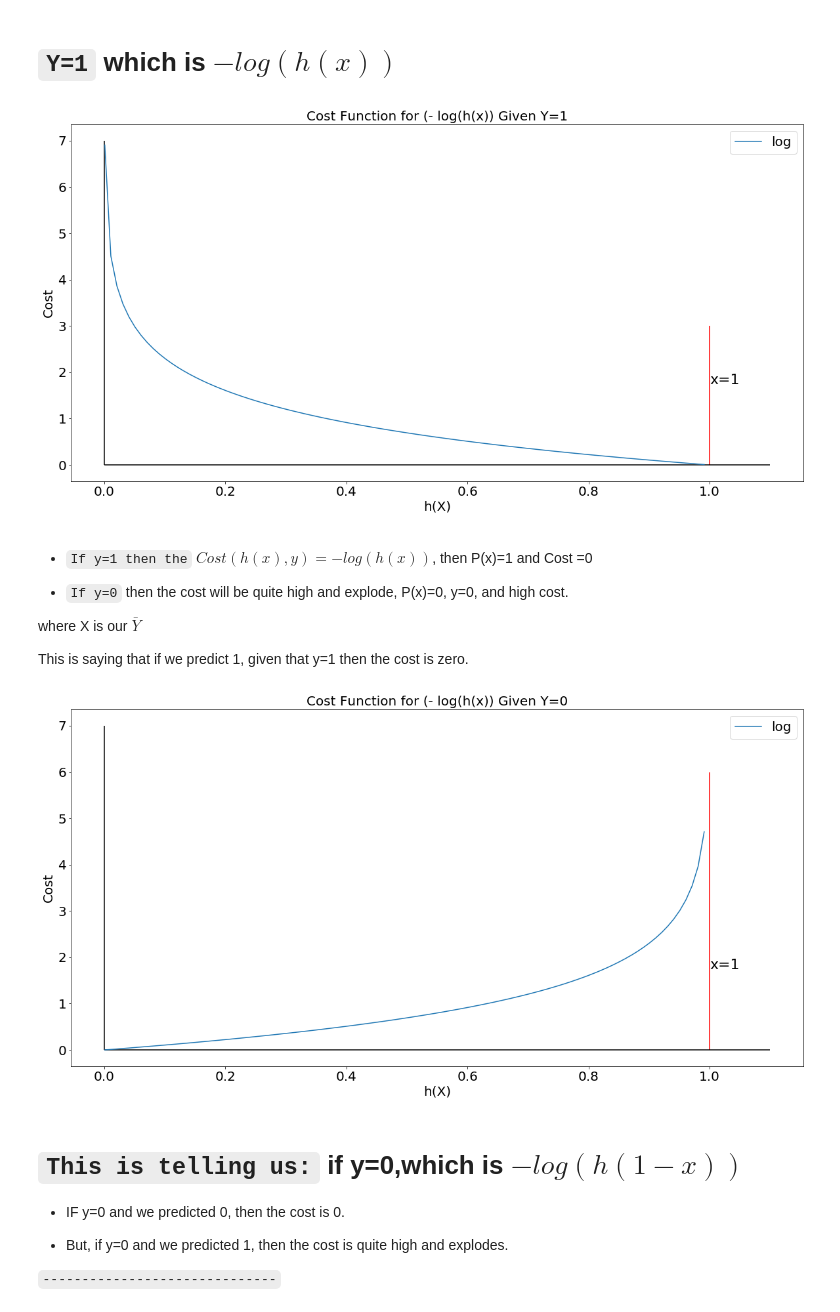
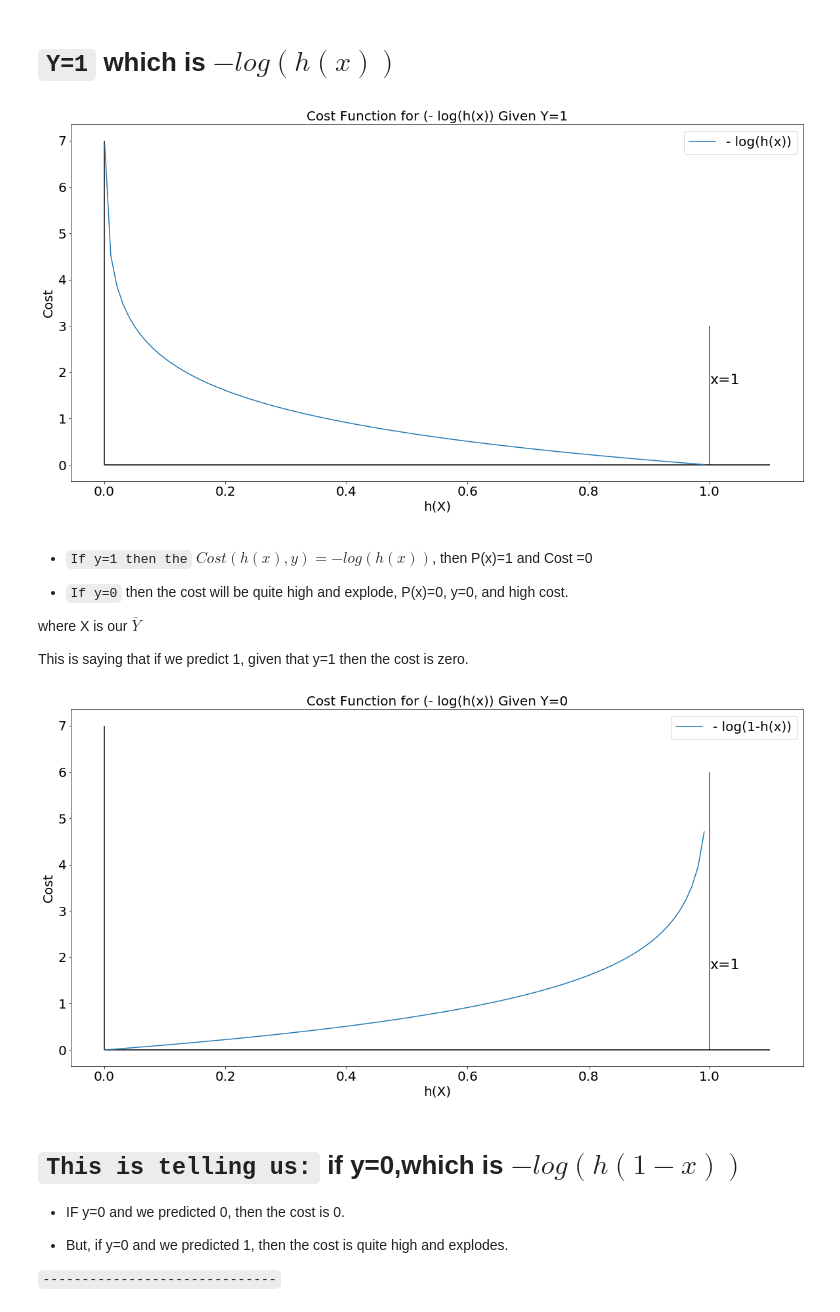
Before and after one commit to MrFuguDataScience/sklearn, a Jupyter notebook: SkLearn_02.ipynb, the cells around one changed output. Saved outputs shown, nothing was run; the diff lists cells and outputs as text; code cells hidden in the pictures.

```diff
--- a/SkLearn_02.ipynb
+++ b/SkLearn_02.ipynb
@@ -389,21 +426,21 @@ plt.show()
 # %%
 x = np.arange(0.001,1,0.01)
 y = -np.log(x)
 plt.figure(figsize=(20,10))
 plt.rc('xtick', labelsize=20)
 plt.rc('ytick', labelsize=20)
 plt.vlines(x=1,ymin=0,ymax=3, colors='red', linestyles='solid')
 plt.text(1,1.75,'x=1',size=22)
 plt.hlines(y=0,xmin=0,xmax=1.1, colors='black', linestyles='solid')
 plt.vlines(x=0,ymin=0,ymax=7, colors='black', linestyles='solid')
 plt.xlabel("h(X)",size=20)
 plt.ylabel("Cost",size=20)
-plt.plot(x,y,label='log')
+plt.plot(x,y,label='- log(h(x))')
 plt.title("Cost Function for (- log(h(x)) Given Y=1",fontsize=20)
 plt.legend(fontsize=20)
 plt.show()
 # %% [output]
-[figure, old version]
+[figure, new version]
 # %% [markdown]
 + `If y=1 then the` $Cost(h(x),y)= - log(h(x))$, then P(x)=1 and Cost =0
 
@@ -424,12 +461,12 @@ plt.hlines(y=0,xmin=0,xmax=1.1, colors='black', linestyles='solid')
 plt.vlines(x=0,ymin=0,ymax=7, colors='black', linestyles='solid')
 plt.xlabel("h(X)",size=20)
 plt.ylabel("Cost",size=20)
-plt.plot(x,y,label='log')
+plt.plot(x,y,label='- log(1-h(x))')
 plt.title("Cost Function for (- log(h(x)) Given Y=0",fontsize=20)
 plt.legend(fontsize=20)
 plt.show()
 # %% [output]
-[figure, old version]
+[figure, new version]
 # %% [markdown]
 # `This is telling us:` if y=0,which is $-log(h(1-x))$
 
```
Also changed, not shown: parts of 15 cells of this notebook.
